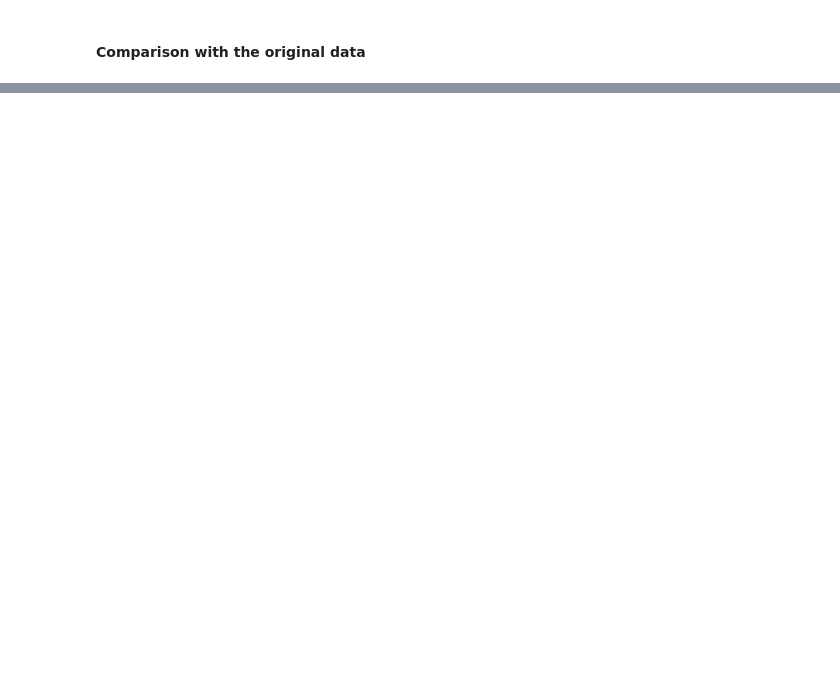
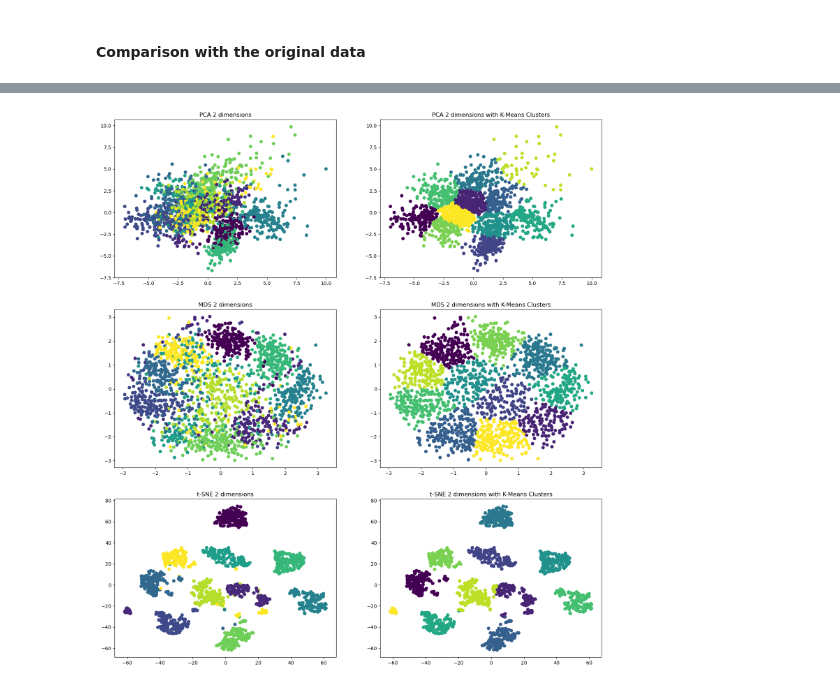
Before and after one commit to williamasesoftware/Computational_linear_algebra, a Jupyter notebook: main_MNIST.ipynb, the cells around one changed output, grey strips where cells are left out. Saved outputs shown, nothing was run; the diff lists cells and outputs as text; code cells hidden in the pictures; blank space fills up the shorter version.

```diff
--- a/main_MNIST.ipynb
+++ b/main_MNIST.ipynb
@@ -418,0 +419,86 @@ Accuracy MDS: 67.78%
+# %%
+from sklearn.linear_model import LogisticRegression
+from sklearn.model_selection import train_test_split
+from sklearn.cluster import KMeans
+import warnings
+warnings.filterwarnings('ignore')
+
+# Split the original data into training and testing sets
+X_train, X_test, y_train, y_test = train_test_split(data, Ground_truth, test_size=0.2, random_state=42)
+
+# Train a logistic regression classifier on the training data
+clf_original = LogisticRegression()
+clf_original.fit(X_train, y_train)
+
+# Evaluate the classifier on the testing data
+accuracy_original = clf_original.score(X_test, y_test)
+
+# Print the accuracy of the original data
+print('Accuracy Original: {:.2f}%'.format(accuracy_original*100))
+
+# Split the data into training and testing sets for each projection
+X_train_tsne, X_test_tsne, y_train_tsne, y_test_tsne = train_test_split(data_tsne, Ground_truth, test_size=0.2, random_state=42)
+X_train_pca, X_test_pca, y_train_pca, y_test_pca = train_test_split(data_pca, Ground_truth, test_size=0.2, random_state=42)
+X_train_mds, X_test_mds, y_train_mds, y_test_mds = train_test_split(data_mds, Ground_truth, test_size=0.2, random_state=42)
+
+# Train a logistic regression classifier on the training data for each projection
+clf_tsne = LogisticRegression()
+clf_tsne.fit(X_train_tsne, y_train_tsne)
+clf_pca = LogisticRegression()
+clf_pca.fit(X_train_pca, y_train_pca)
+clf_mds = LogisticRegression()
+clf_mds.fit(X_train_mds, y_train_mds)
+
+# Evaluate the classifiers on the testing data for each projection
+accuracy_tsne = clf_tsne.score(X_test_tsne, y_test_tsne)
+accuracy_pca = clf_pca.score(X_test_pca, y_test_pca)
+accuracy_mds = clf_mds.score(X_test_mds, y_test_mds)
+
+print('Accuracy T-SNE: {:.2f}%'.format(accuracy_tsne*100))
+print('Accuracy PCA: {:.2f}%'.format(accuracy_pca*100))
+print('Accuracy MDS: {:.2f}%'.format(accuracy_mds*100))
+
+# Clustering using K-means
+kmeans_tsne = KMeans(n_clusters=11, random_state=42).fit(data_tsne_random)
+kmeans_pca = KMeans(n_clusters=11, random_state=42).fit(data_pca_random)
+kmeans_mds = KMeans(n_clusters=11, random_state=42).fit(data_mds_random)
+
+# Asigning each point to its respective cluster
+labels_kmeans_tsne = kmeans_tsne.labels_
+labels_kmeans_pca = kmeans_pca.labels_
+labels_kmeans_mds = kmeans_mds.labels_
+
+var_pca = np.var(data_pca_random)
+var_mds = np.var(data_mds_random)
+var_tsne = np.var(data_tsne_random)
+
+# Plotting the original data and each projection with their respective cluster
+fig, ax = plt.subplots(3, 2, figsize=(18, 20))
+
+# Plotting the original data
+ax[0, 0].scatter(data_pca_random[:, 0], data_pca_random[:, 1], c=Ground_truth_random_1, cmap='viridis')
+ax[0, 0].set_title('PCA 2 dimensions')
+
+ax[0, 1].scatter(data_pca_random[:, 0], data_pca_random[:, 1], c=labels_kmeans_pca, cmap='viridis')
+ax[0, 1].set_title('PCA 2 dimensions with K-Means Clusters')
+
+
+# Gráfica de la data original y MDS
+ax[1, 0].scatter(data_mds_random[:, 0], data_mds_random[:, 1], c=Ground_truth_random_2, cmap='viridis')
+ax[1, 0].set_title('MDS 2 dimensions')
+
+# Gráfica de la data original y MDS con clusters de k-means
+ax[1, 1].scatter(data_mds_random[:, 0], data_mds_random[:, 1], c=labels_kmeans_mds, cmap='viridis')
+ax[1, 1].set_title('MDS 2 dimensions with K-Means Clusters')
+
+
+# Gráfica de la data original y t-SNE
+ax[2, 0].scatter(data_tsne_random[:, 0], data_tsne_random[:, 1], c=Ground_truth_random_3, cmap='viridis')
+ax[2, 0].set_title('t-SNE 2 dimensions')
+
+# Gráfica de la data original y t-SNE con clusters de k-means
+ax[2, 1].scatter(data_tsne_random[:, 0], data_tsne_random[:, 1], c=labels_kmeans_tsne, cmap='viridis')
+ax[2, 1].set_title('t-SNE 2 dimensions with K-Means Clusters')
+
+plt.show()
+# %% [output]
@@ -418,0 +509 @@ Accuracy MDS: 67.78%
+[figure, added]
```
Also changed, not shown: parts of 8 cells of this notebook, 1 other file.
